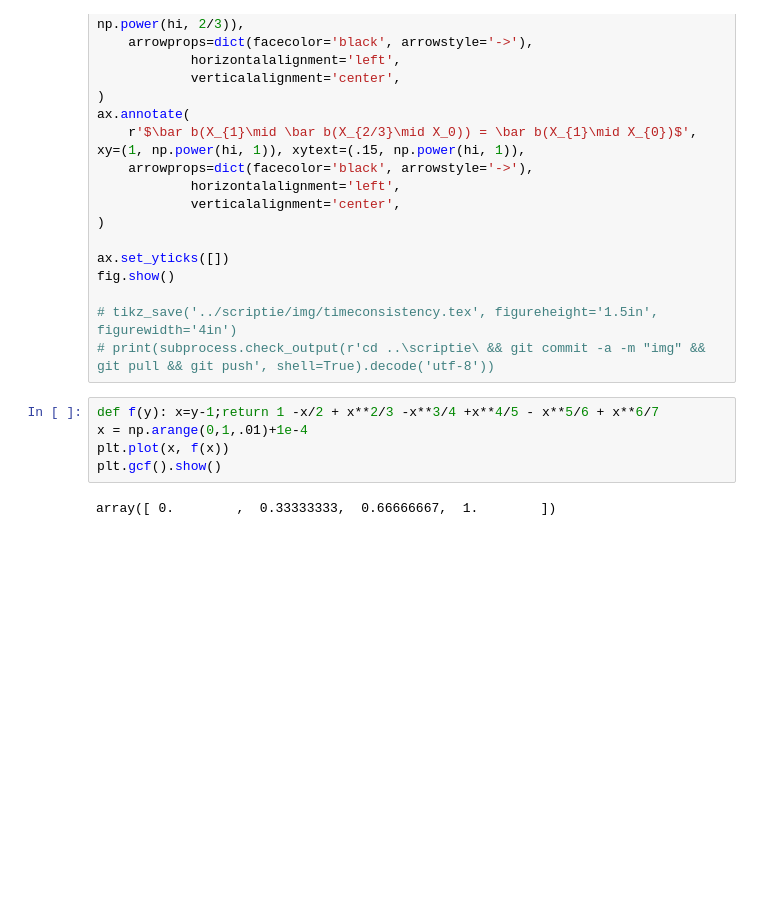
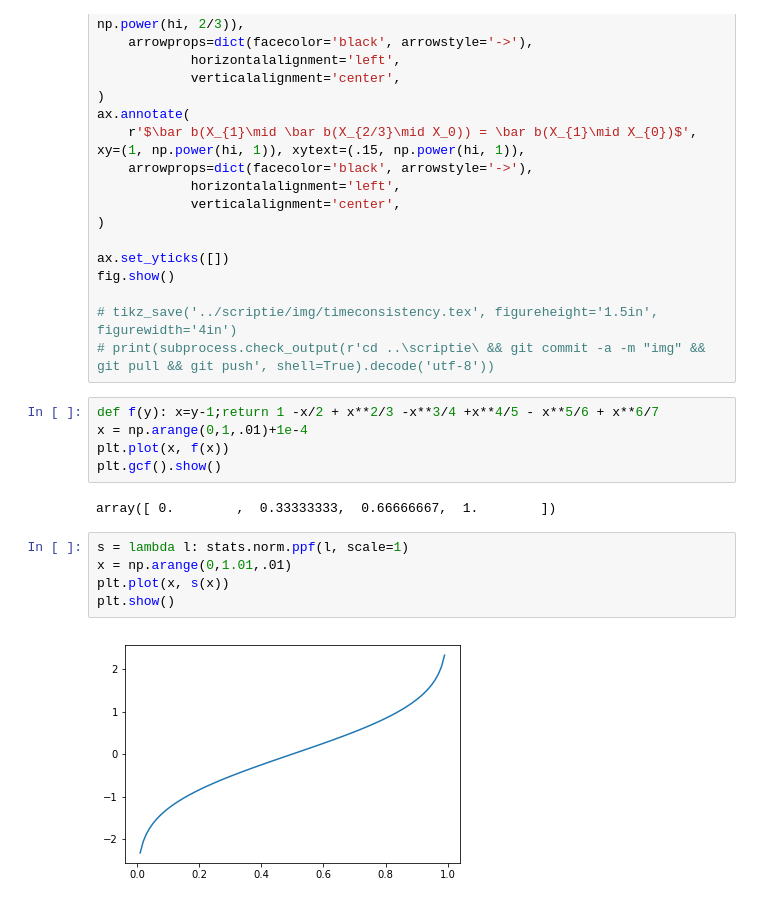
Before and after one commit to sebasv/thesis, a Jupyter notebook: drawings.ipynb, the cells around one changed output. Cells and saved outputs as stored; diff of their text form; blank space fills up the shorter version.

```diff
--- a/drawings.ipynb
+++ b/drawings.ipynb
@@ -71,3 +72,10 @@ plt.plot(x, f(x))
 plt.gcf().show()
 # %% [output]
 array([ 0.        ,  0.33333333,  0.66666667,  1.        ])
+# %%
+s = lambda l: stats.norm.ppf(l, scale=1)
+x = np.arange(0,1.01,.01)
+plt.plot(x, s(x))
+plt.show()
+# %% [output]
+[figure, added]
```
Also changed, not shown: parts of 1 cell of this notebook, 1 other file.
